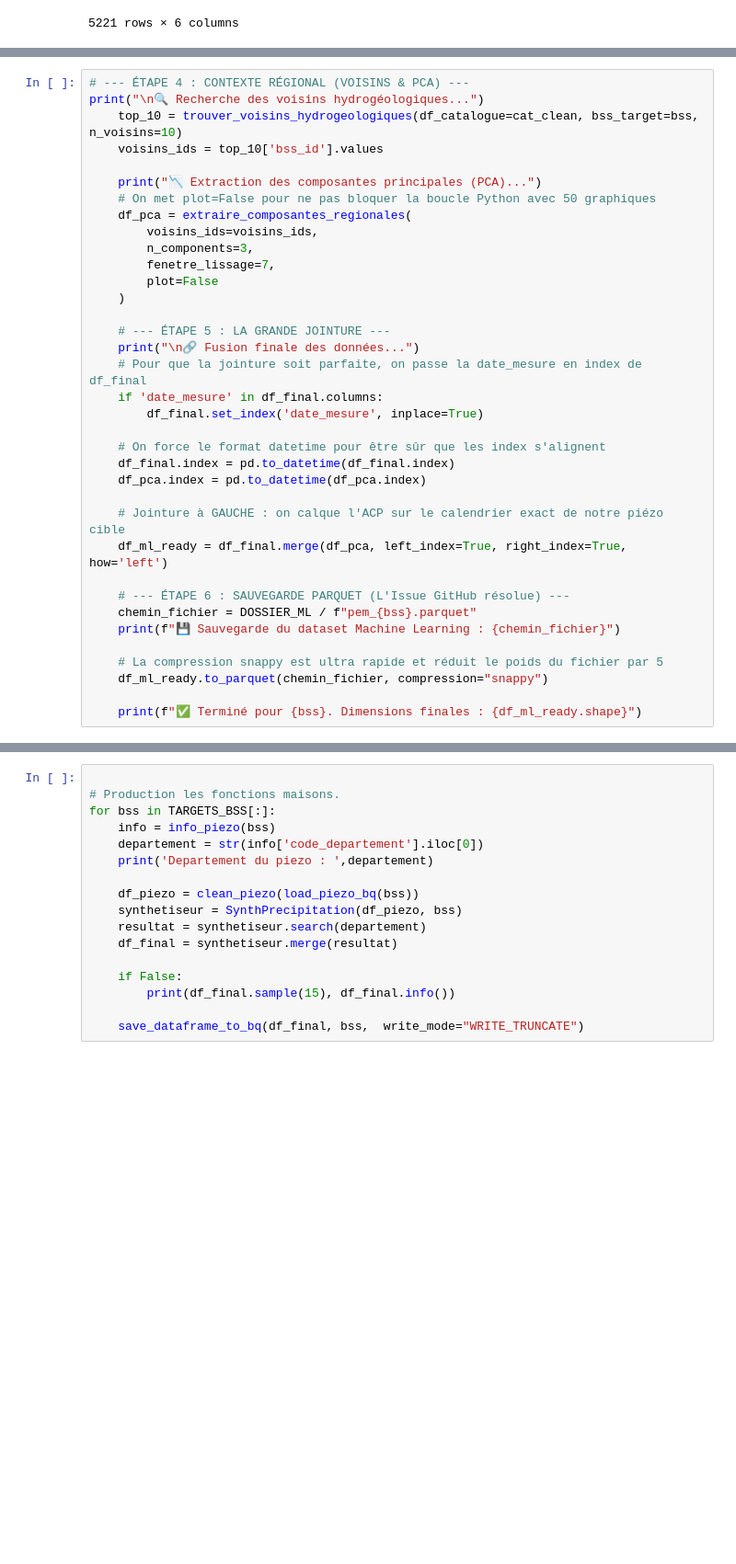
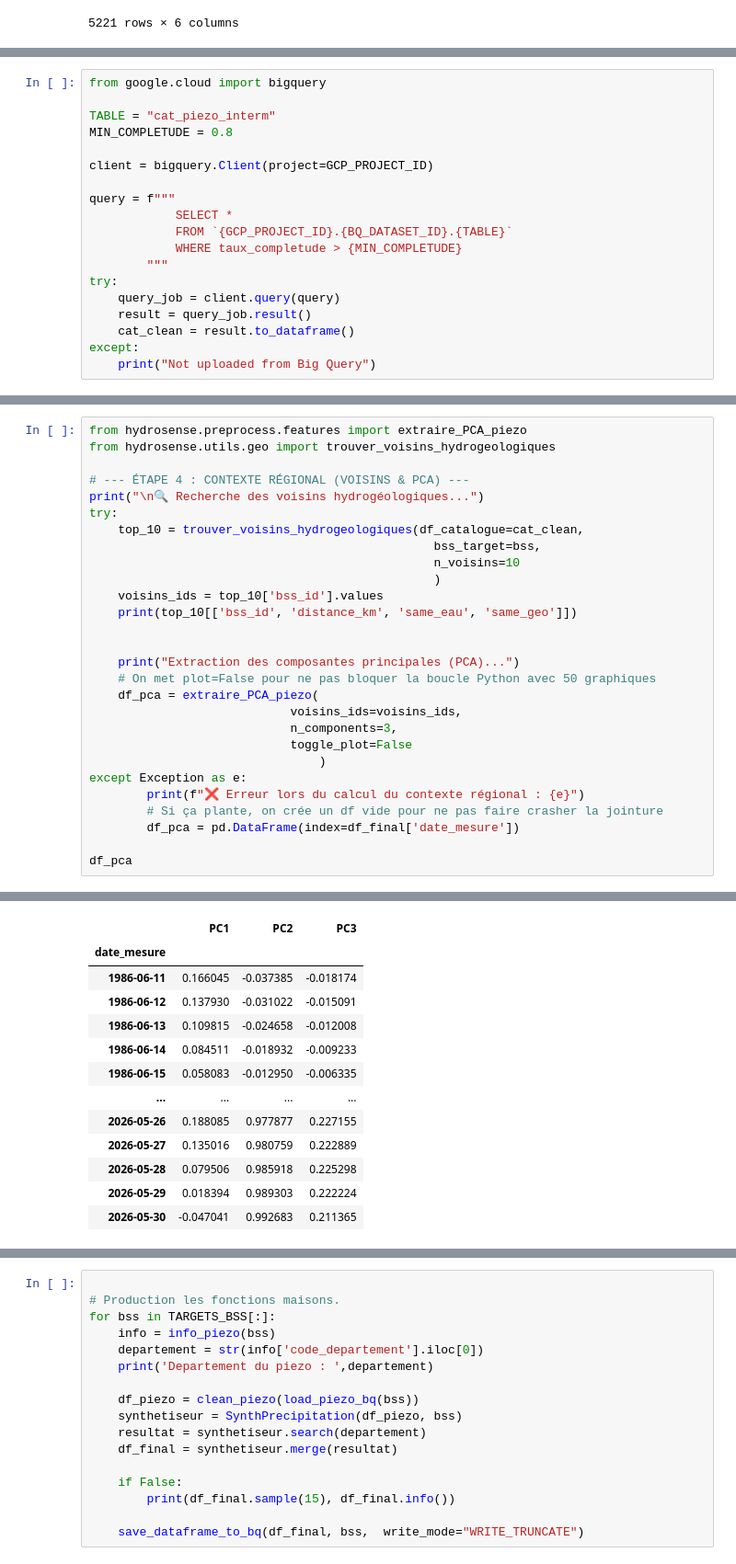
Before and after one commit to charourou/Projet_Hydrosense, a Jupyter notebook: notebooks/meteo_MRI.ipynb, the cells around one changed output, grey strips where cells are left out. Shown at 92% size. Drawn from its saved outputs; the diff is of its cells as text; blank space fills up the shorter version.

```diff
--- a/notebooks/meteo_MRI.ipynb
+++ b/notebooks/meteo_MRI.ipynb
@@ -140,0 +143,19 @@ df_pu
+# %%
+from google.cloud import bigquery
+
+TABLE = "cat_piezo_interm"
+MIN_COMPLETUDE = 0.8
+
+client = bigquery.Client(project=GCP_PROJECT_ID)
+
+query = f"""
+            SELECT *
+            FROM `{GCP_PROJECT_ID}.{BQ_DATASET_ID}.{TABLE}`
+            WHERE taux_completude > {MIN_COMPLETUDE}
+        """
+try:
+    query_job = client.query(query)
+    result = query_job.result()
+    cat_clean = result.to_dataframe()
+except:
+    print("Not uploaded from Big Query")
@@ -141,36 +166,29 @@ df_pu
 # %%
+from hydrosense.preprocess.features import extraire_PCA_piezo
+from hydrosense.utils.geo import trouver_voisins_hydrogeologiques
+
 # --- ÉTAPE 4 : CONTEXTE RÉGIONAL (VOISINS & PCA) ---
 print("\n🔍 Recherche des voisins hydrogéologiques...")
-    top_10 = trouver_voisins_hydrogeologiques(df_catalogue=cat_clean, bss_target=bss, n_voisins=10)
+try:
+    top_10 = trouver_voisins_hydrogeologiques(df_catalogue=cat_clean,
+                                                bss_target=bss,
+                                                n_voisins=10
+                                                )
     voisins_ids = top_10['bss_id'].values
+    print(top_10[['bss_id', 'distance_km', 'same_eau', 'same_geo']])
 
-    print("📉 Extraction des composantes principales (PCA)...")
+
+    print("Extraction des composantes principales (PCA)...")
     # On met plot=False pour ne pas bloquer la boucle Python avec 50 graphiques
-    df_pca = extraire_composantes_regionales(
-        voisins_ids=voisins_ids,
-        n_components=3,
-        fenetre_lissage=7,
-        plot=False
-    )
+    df_pca = extraire_PCA_piezo(
+                            voisins_ids=voisins_ids,
+                            n_components=3,
+                            toggle_plot=False
+                                )
+except Exception as e:
+        print(f"❌ Erreur lors du calcul du contexte régional : {e}")
+        # Si ça plante, on crée un df vide pour ne pas faire crasher la jointure
+        df_pca = pd.DataFrame(index=df_final['date_mesure'])
 
-    # --- ÉTAPE 5 : LA GRANDE JOINTURE ---
-    print("\n🔗 Fusion finale des données...")
-    # Pour que la jointure soit parfaite, on passe la date_mesure en index de df_final
-    if 'date_mesure' in df_final.columns:
-        df_final.set_index('date_mesure', inplace=True)
-
-    # On force le format datetime pour être sûr que les index s'alignent
-    df_final.index = pd.to_datetime(df_final.index)
-    df_pca.index = pd.to_datetime(df_pca.index)
-
-    # Jointure à GAUCHE : on calque l'ACP sur le calendrier exact de notre piézo cible
-    df_ml_ready = df_final.merge(df_pca, left_index=True, right_index=True, how='left')
-
-    # --- ÉTAPE 6 : SAUVEGARDE PARQUET (L'Issue GitHub résolue) ---
-    chemin_fichier = DOSSIER_ML / f"pem_{bss}.parquet"
-    print(f"💾 Sauvegarde du dataset Machine Learning : {chemin_fichier}")
-
-    # La compression snappy est ultra rapide et réduit le poids du fichier par 5
-    df_ml_ready.to_parquet(chemin_fichier, compression="snappy")
-
-    print(f"✅ Terminé pour {bss}. Dimensions finales : {df_ml_ready.shape}")
+df_pca
+# %% [output]
@@ -176,0 +212,13 @@ print("\n🔍 Recherche des voisins hydrogéologiques...")
+|  | PC1 | PC2 | PC3 |
+| date_mesure |  |  |  |
+| 1986-06-11 | 0.166045 | -0.037385 | -0.018174 |
+| 1986-06-12 | 0.137930 | -0.031022 | -0.015091 |
+| 1986-06-13 | 0.109815 | -0.024658 | -0.012008 |
+| 1986-06-14 | 0.084511 | -0.018932 | -0.009233 |
+| 1986-06-15 | 0.058083 | -0.012950 | -0.006335 |
+| ... | ... | ... | ... |
+| 2026-05-26 | 0.188085 | 0.977877 | 0.227155 |
+| 2026-05-27 | 0.135016 | 0.980759 | 0.222889 |
+| 2026-05-28 | 0.079506 | 0.985918 | 0.225298 |
+| 2026-05-29 | 0.018394 | 0.989303 | 0.222224 |
+| 2026-05-30 | -0.047041 | 0.992683 | 0.211365 |
```
Also changed, not shown: parts of 4 cells of this notebook, 1 other file.
